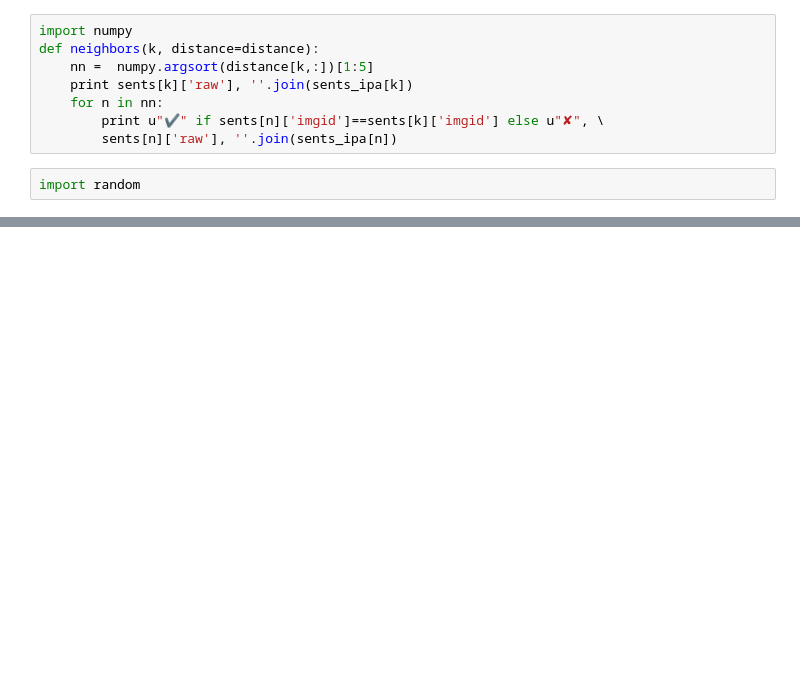
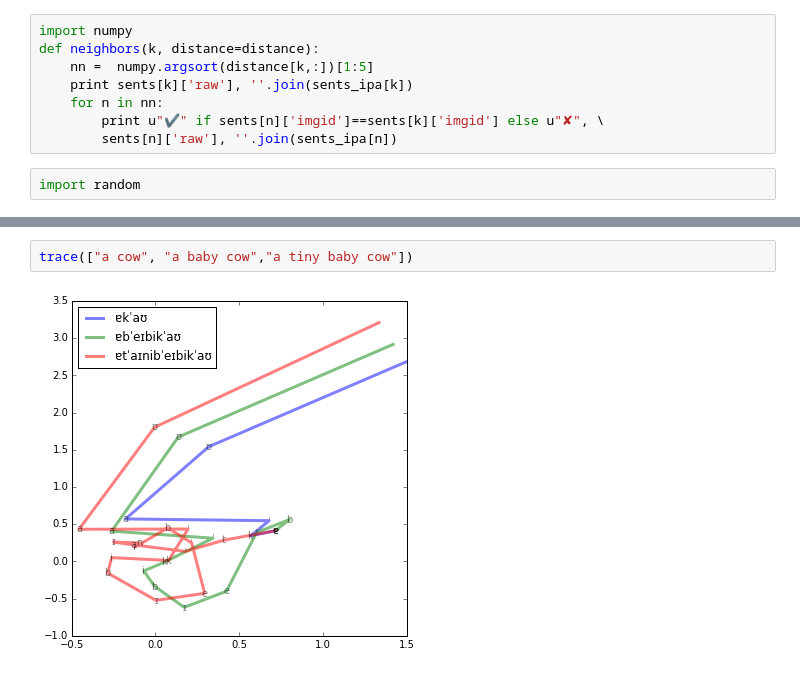
Before and after one commit to gchrupala/reimaginet, a Jupyter notebook: examples/ipa_img.ipynb, the cells around one changed output, grey strips where cells are left out. Cells and saved outputs as stored; diff of their text form; blank space fills up the shorter version.

```diff
--- a/examples/ipa_img.ipynb
+++ b/examples/ipa_img.ipynb
@@ -116,0 +157,4 @@ a man riding a dirtbike on the beach ɐmˈænɹˈaɪdɪŋɐdˈɜːtbaɪkɑːnð
+# %%
+trace(["a cow", "a baby cow","a tiny baby cow"])
+# %% [output]
+[figure, added]
```
Also changed, not shown: parts of 12 cells of this notebook.
